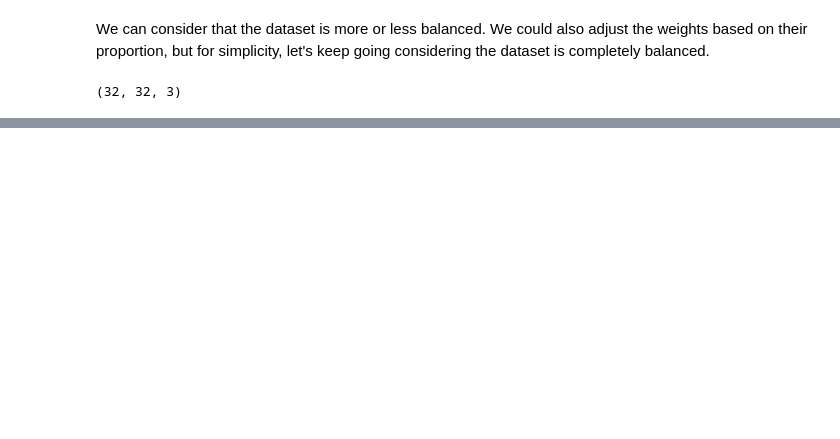
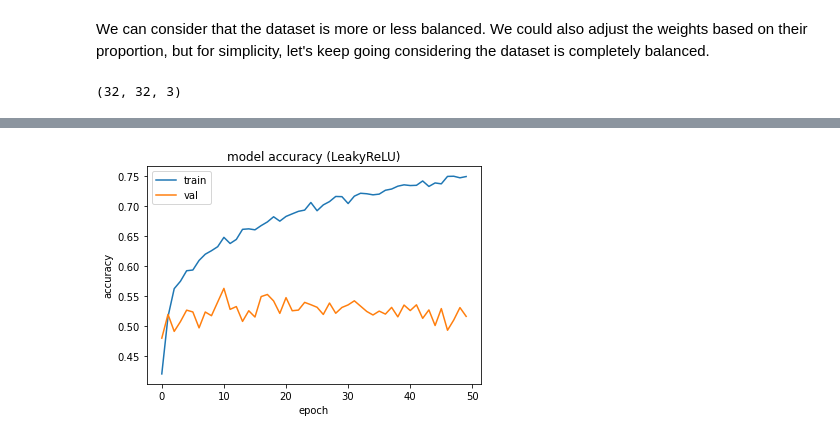
Before and after one commit to kroncatti/complex-data-mining, a Jupyter notebook: inf-0618-deep-learning/assign1_cnn.ipynb, the cells around one changed output, grey strips where cells are left out. Cells and saved outputs as stored; diff of their text form; code cells hidden in the pictures; blank space fills up the shorter version.

```diff
--- a/inf-0618-deep-learning/assign1_cnn.ipynb
+++ b/inf-0618-deep-learning/assign1_cnn.ipynb
@@ -196,0 +298,11 @@ plt.show()
+# %%
+# Observing the model accuracy through the epochs for LeakyReLU
+plt.plot(model_leaky_relu.history.history['accuracy'])
+plt.plot(model_leaky_relu.history.history['val_accuracy'])
+plt.title('model accuracy (LeakyReLU)')
+plt.ylabel('accuracy')
+plt.xlabel('epoch')
+plt.legend(['train', 'val'], loc='upper left')
+plt.show()
+# %% [output]
+[figure, added]
```
Also changed, not shown: parts of 12 cells of this notebook, 1 other file.
